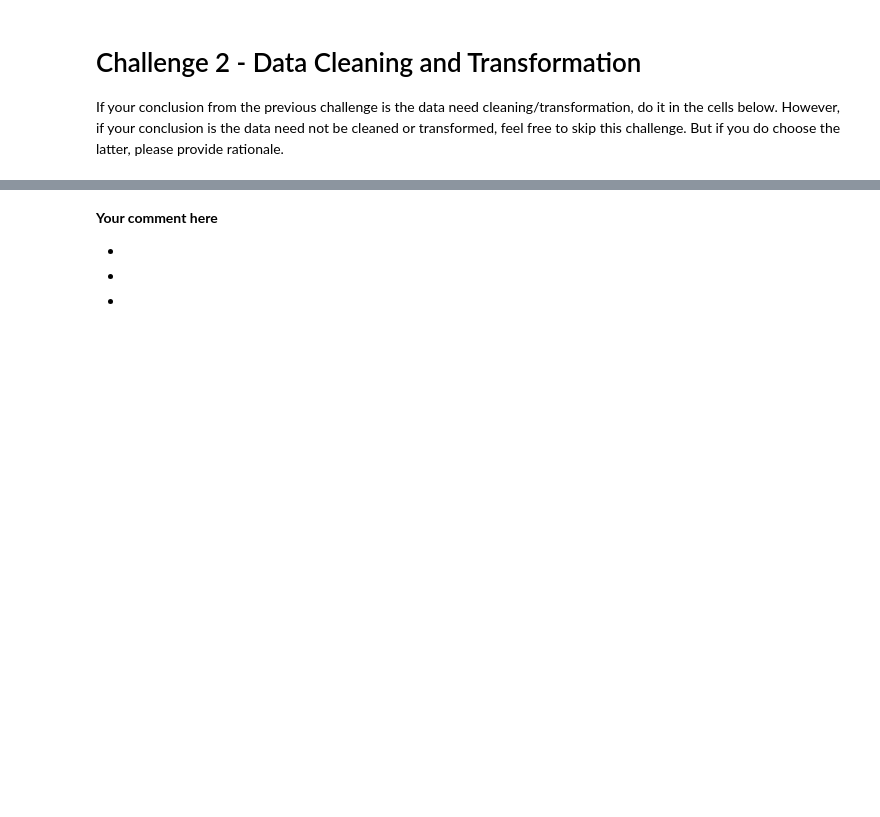
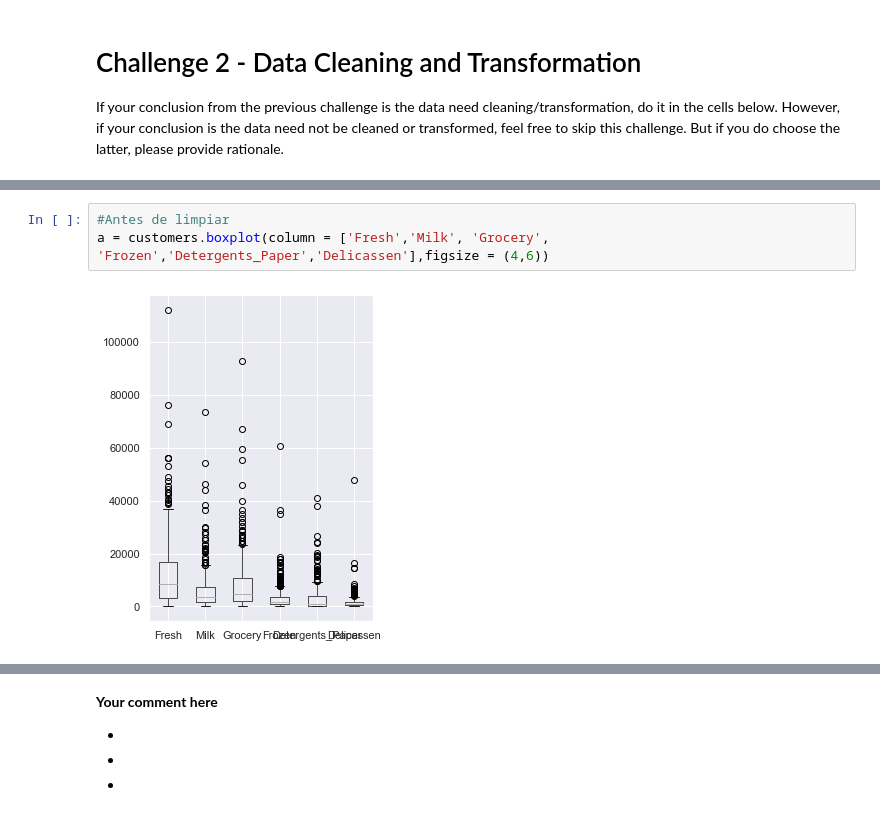
Before and after one commit to Ironhack-Data-Madrid-Mayo-2022/7.4-lab-unsupervised-learning, a Jupyter notebook: your-code/main.ipynb, the cells around one changed output, grey strips where cells are left out. Drawn from its saved outputs; the diff is of its cells as text; blank space fills up the shorter version.

```diff
--- a/your-code/main.ipynb
+++ b/your-code/main.ipynb
@@ -69,0 +228,5 @@ If your conclusion from the previous challenge is the data need cleaning/transfo
+# %%
+#Antes de limpiar
+a = customers.boxplot(column = ['Fresh','Milk', 'Grocery', 'Frozen','Detergents_Paper','Delicassen'],figsize = (4,6))
+# %% [output]
+[figure, added]
```
Also changed, not shown: parts of 36 cells of this notebook, 3 other files.
